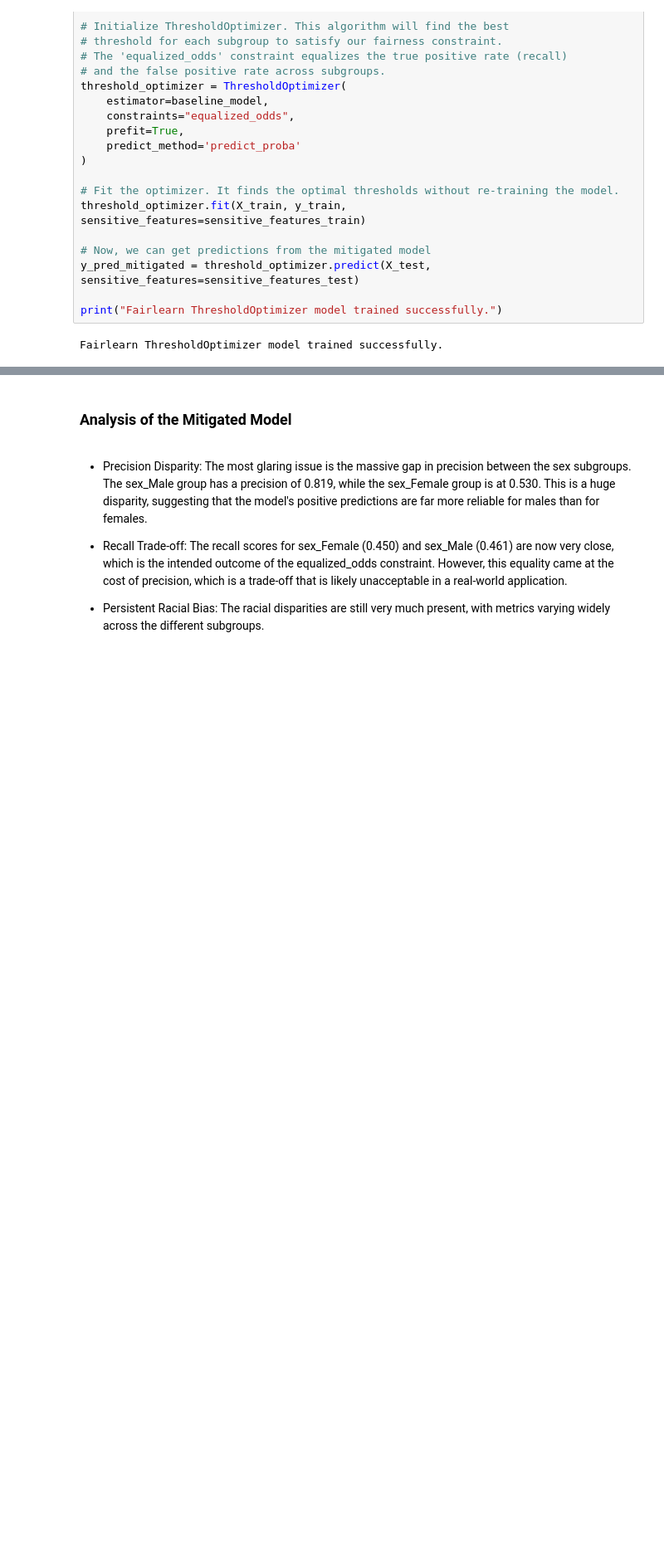
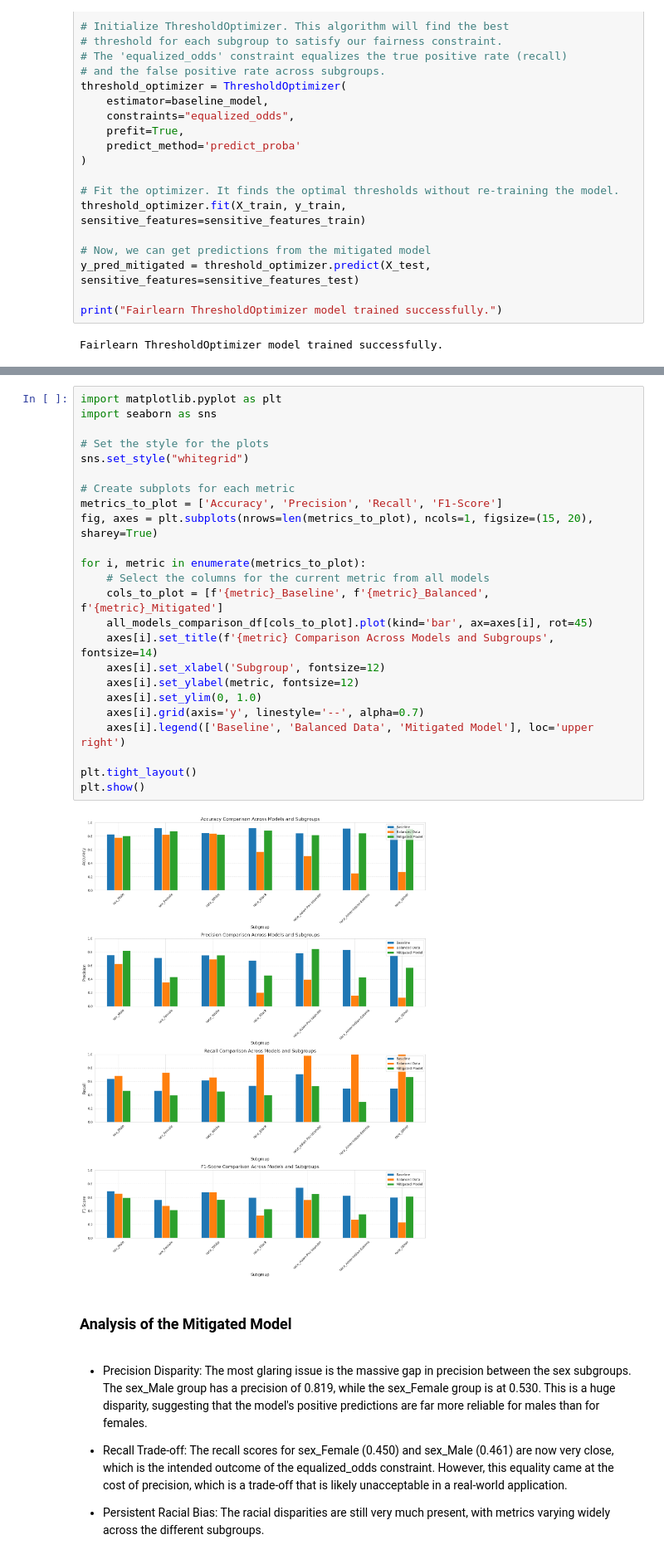
Before and after one commit to AgnesElza/AI-vs.-Human-Generated-Image-Detection, a Jupyter notebook: bias_mitigation_upsampling_fairlearn.ipynb, the cells around one changed output, grey strips where cells are left out. Shown at 83% size. Saved outputs shown, nothing was run; the diff lists cells and outputs as text; blank space fills up the shorter version.

```diff
--- a/bias_mitigation_upsampling_fairlearn.ipynb
+++ b/bias_mitigation_upsampling_fairlearn.ipynb
@@ -1012,3 +1007,29 @@ race_Other               0.272727   0.130435  1.000000  0.230769
+# %%
+import matplotlib.pyplot as plt
+import seaborn as sns
+
+# Set the style for the plots
+sns.set_style("whitegrid")
+
+# Create subplots for each metric
+metrics_to_plot = ['Accuracy', 'Precision', 'Recall', 'F1-Score']
+fig, axes = plt.subplots(nrows=len(metrics_to_plot), ncols=1, figsize=(15, 20), sharey=True)
+
+for i, metric in enumerate(metrics_to_plot):
+    # Select the columns for the current metric from all models
+    cols_to_plot = [f'{metric}_Baseline', f'{metric}_Balanced', f'{metric}_Mitigated']
+    all_models_comparison_df[cols_to_plot].plot(kind='bar', ax=axes[i], rot=45)
+    axes[i].set_title(f'{metric} Comparison Across Models and Subgroups', fontsize=14)
+    axes[i].set_xlabel('Subgroup', fontsize=12)
+    axes[i].set_ylabel(metric, fontsize=12)
+    axes[i].set_ylim(0, 1.0)
+    axes[i].grid(axis='y', linestyle='--', alpha=0.7)
+    axes[i].legend(['Baseline', 'Balanced Data', 'Mitigated Model'], loc='upper right')
+
+plt.tight_layout()
+plt.show()
+# %% [output]
+[figure, added]
 # %% [markdown]
 ### Analysis of the Mitigated Model
 # %% [markdown]
```
Also changed, not shown: parts of 11 cells of this notebook.
